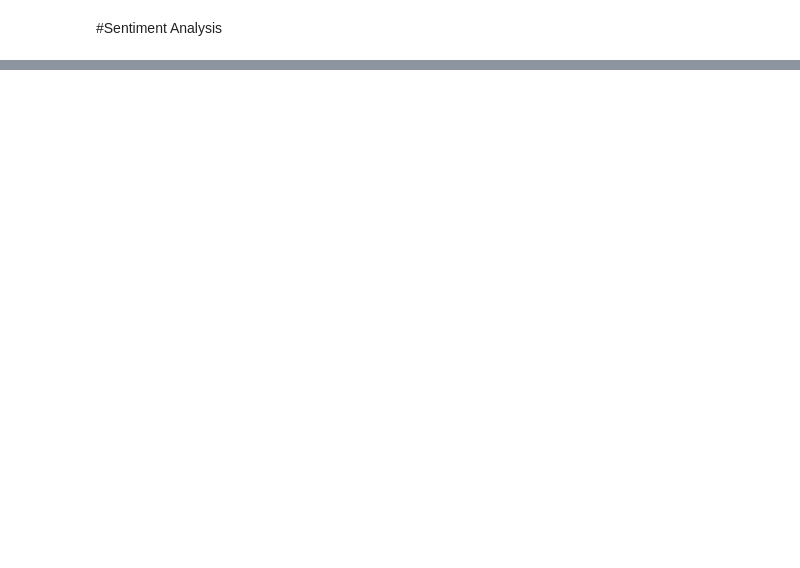
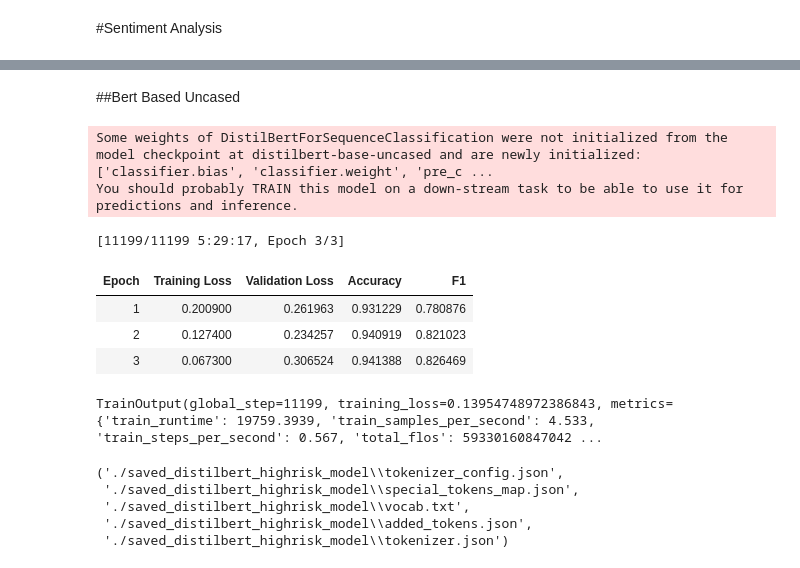
Before and after one commit to reallyjustalan/DSA3101_Group8_Project1, a Jupyter notebook: B4/DSA3101_B4_Predictive_Modelling.ipynb, the cells around one changed output, grey strips where cells are left out. Cells and saved outputs as stored; diff of their text form; code cells hidden in the pictures; blank space fills up the shorter version.

```diff
--- a/B4/DSA3101_B4_Predictive_Modelling.ipynb
+++ b/B4/DSA3101_B4_Predictive_Modelling.ipynb
@@ -170,0 +127,2 @@ df_subset[["Review_Text", "negative_sentences", "most_negative_score"]].head(n=2
+# %% [markdown]
+##Bert Based Uncased
@@ -170,0 +164,58 @@ df_subset[["Review_Text", "negative_sentences", "most_negative_score"]].head(n=2
+# %%
+from transformers import TrainingArguments, Trainer
+import numpy as np
+from sklearn.metrics import accuracy_score, f1_score
+from transformers import DistilBertForSequenceClassification
+
+model = DistilBertForSequenceClassification.from_pretrained("distilbert-base-uncased", num_labels=2)
+
+training_args = TrainingArguments(
+    output_dir="./bert-high-risk",
+    evaluation_strategy="epoch",
+    save_strategy="epoch",
+    logging_dir="./logs",
+    learning_rate=2e-5,
+    per_device_train_batch_size=8,
+    per_device_eval_batch_size=8,
+    num_train_epochs=3,
+    load_best_model_at_end=True,
+    weight_decay=0.01,
+)
+
+def compute_metrics(eval_pred):
+    logits, labels = eval_pred
+    preds = np.argmax(logits, axis=1)
+    return {
+        "accuracy": accuracy_score(labels, preds),
+        "f1": f1_score(labels, preds)
+    }
+
+trainer = Trainer(
+    model=model,
+    args=training_args,
+    train_dataset=train_ds,
+    eval_dataset=val_ds,
+    tokenizer=tokenizer,
+    compute_metrics=compute_metrics
+)
+
+# Train!
+trainer.train()
+# %% [output]
+Some weights of DistilBertForSequenceClassification were not initialized from the model checkpoint at distilbert-base-uncased and are newly initialized: ['classifier.bias', 'classifier.weight', 'pre_c ...
+You should probably TRAIN this model on a down-stream task to be able to use it for predictions and inference.
+[11199/11199 5:29:17, Epoch 3/3]
+| Epoch | Training Loss | Validation Loss | Accuracy | F1 |
+| 1 | 0.200900 | 0.261963 | 0.931229 | 0.780876 |
+| 2 | 0.127400 | 0.234257 | 0.940919 | 0.821023 |
+| 3 | 0.067300 | 0.306524 | 0.941388 | 0.826469 |
+TrainOutput(global_step=11199, training_loss=0.13954748972386843, metrics={'train_runtime': 19759.3939, 'train_samples_per_second': 4.533, 'train_steps_per_second': 0.567, 'total_flos': 59330160847042 ...
+# %%
+trainer.save_model("./saved_distilbert_highrisk_model")
+tokenizer.save_pretrained("./saved_distilbert_highrisk_model")
+# %% [output]
+('./saved_distilbert_highrisk_model\\tokenizer_config.json',
+ './saved_distilbert_highrisk_model\\special_tokens_map.json',
+ './saved_distilbert_highrisk_model\\vocab.txt',
+ './saved_distilbert_highrisk_model\\added_tokens.json',
+ './saved_distilbert_highrisk_model\\tokenizer.json')
```
Also changed, not shown: parts of 15 cells of this notebook.
